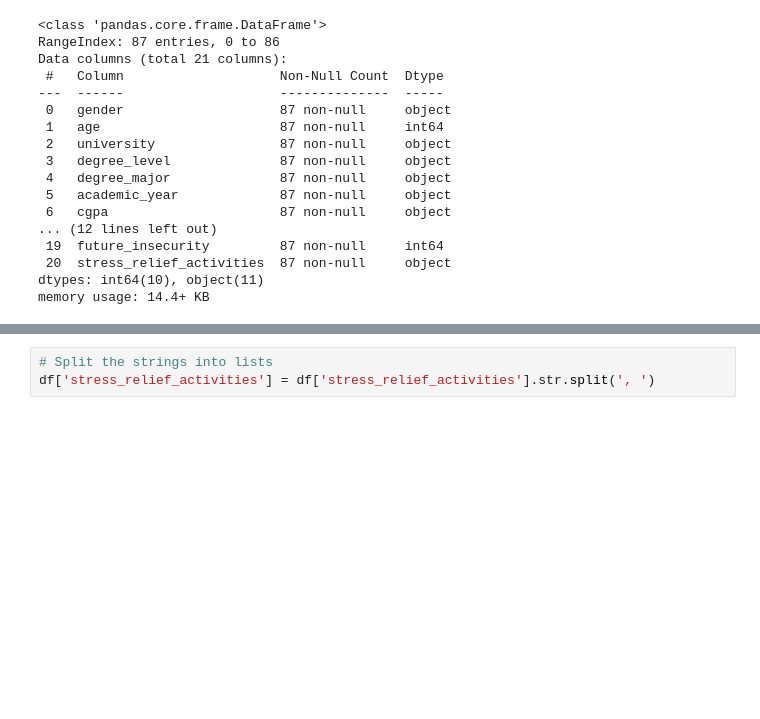
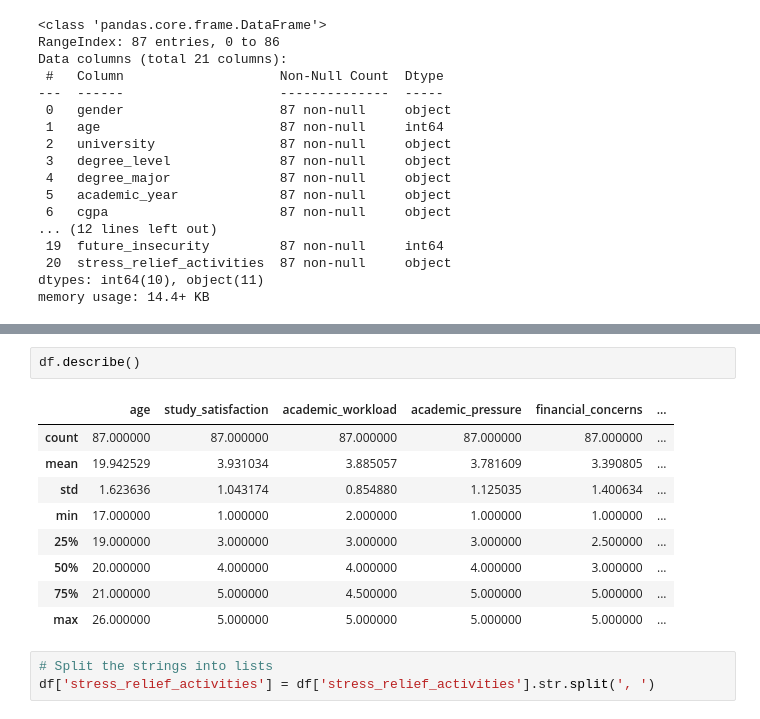
Before and after one commit to provence2911/Python_Data_Project, a Jupyter notebook: Project_2_Mental_Health_Survey/EDA.ipynb, the cells around one changed output, grey strips where cells are left out. Saved outputs shown, nothing was run; the diff lists cells and outputs as text; blank space fills up the shorter version.

```diff
--- a/Project_2_Mental_Health_Survey/EDA.ipynb
+++ b/Project_2_Mental_Health_Survey/EDA.ipynb
@@ -29,3 +37,15 @@ memory usage: 14.4+ KB
+# %%
+df.describe()
+# %% [output]
+|  | age | study_satisfaction | academic_workload | academic_pressure | financial_concerns | ... |
+| count | 87.000000 | 87.000000 | 87.000000 | 87.000000 | 87.000000 | ... |
+| mean | 19.942529 | 3.931034 | 3.885057 | 3.781609 | 3.390805 | ... |
+| std | 1.623636 | 1.043174 | 0.854880 | 1.125035 | 1.400634 | ... |
+| min | 17.000000 | 1.000000 | 2.000000 | 1.000000 | 1.000000 | ... |
+| 25% | 19.000000 | 3.000000 | 3.000000 | 3.000000 | 2.500000 | ... |
+| 50% | 20.000000 | 4.000000 | 4.000000 | 4.000000 | 3.000000 | ... |
+| 75% | 21.000000 | 5.000000 | 4.500000 | 5.000000 | 5.000000 | ... |
+| max | 26.000000 | 5.000000 | 5.000000 | 5.000000 | 5.000000 | ... |
 # %%
 # Split the strings into lists
 df['stress_relief_activities'] = df['stress_relief_activities'].str.split(', ')
```
Also changed, not shown: parts of 5 cells of this notebook, 2 other files.
